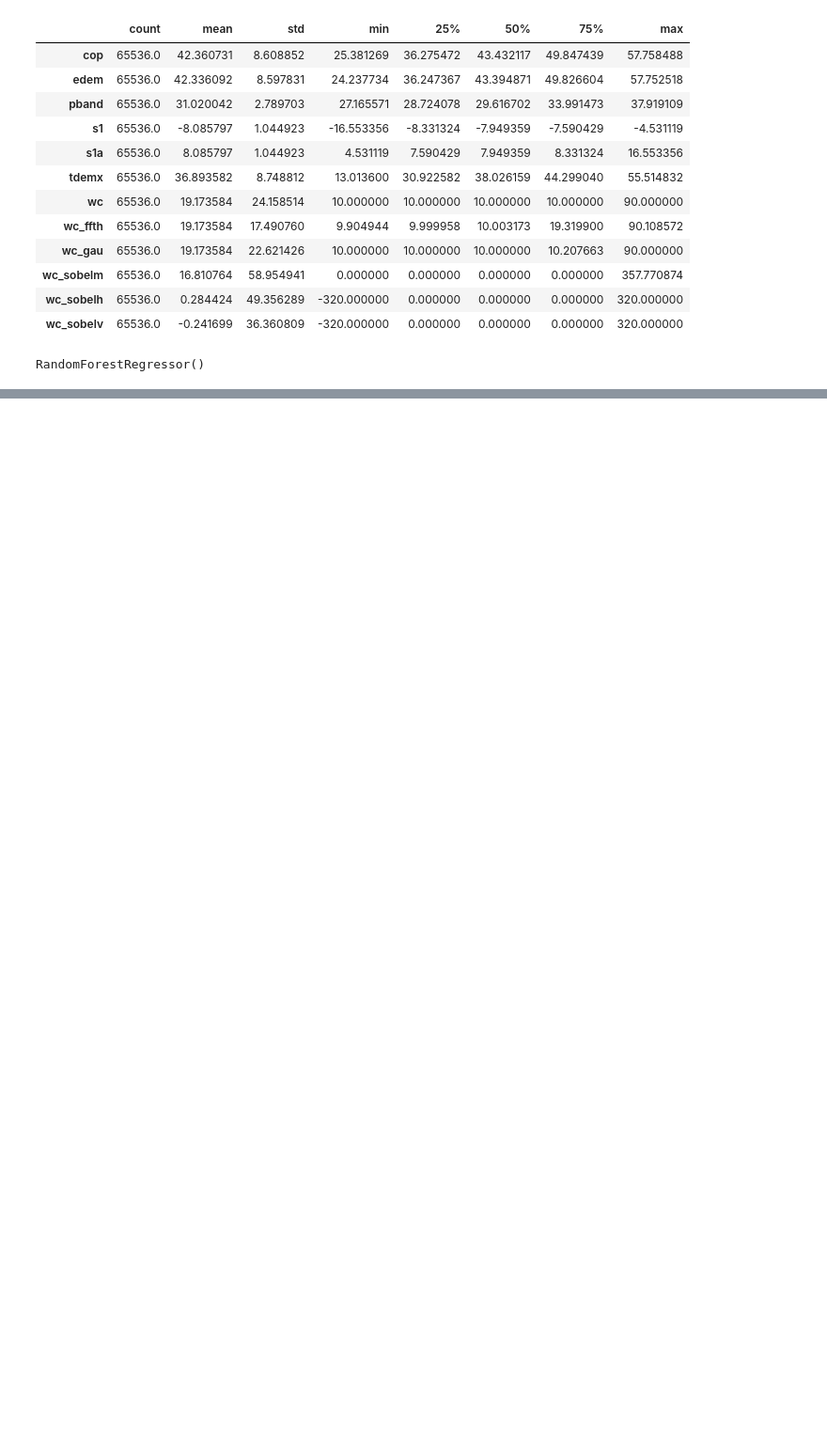
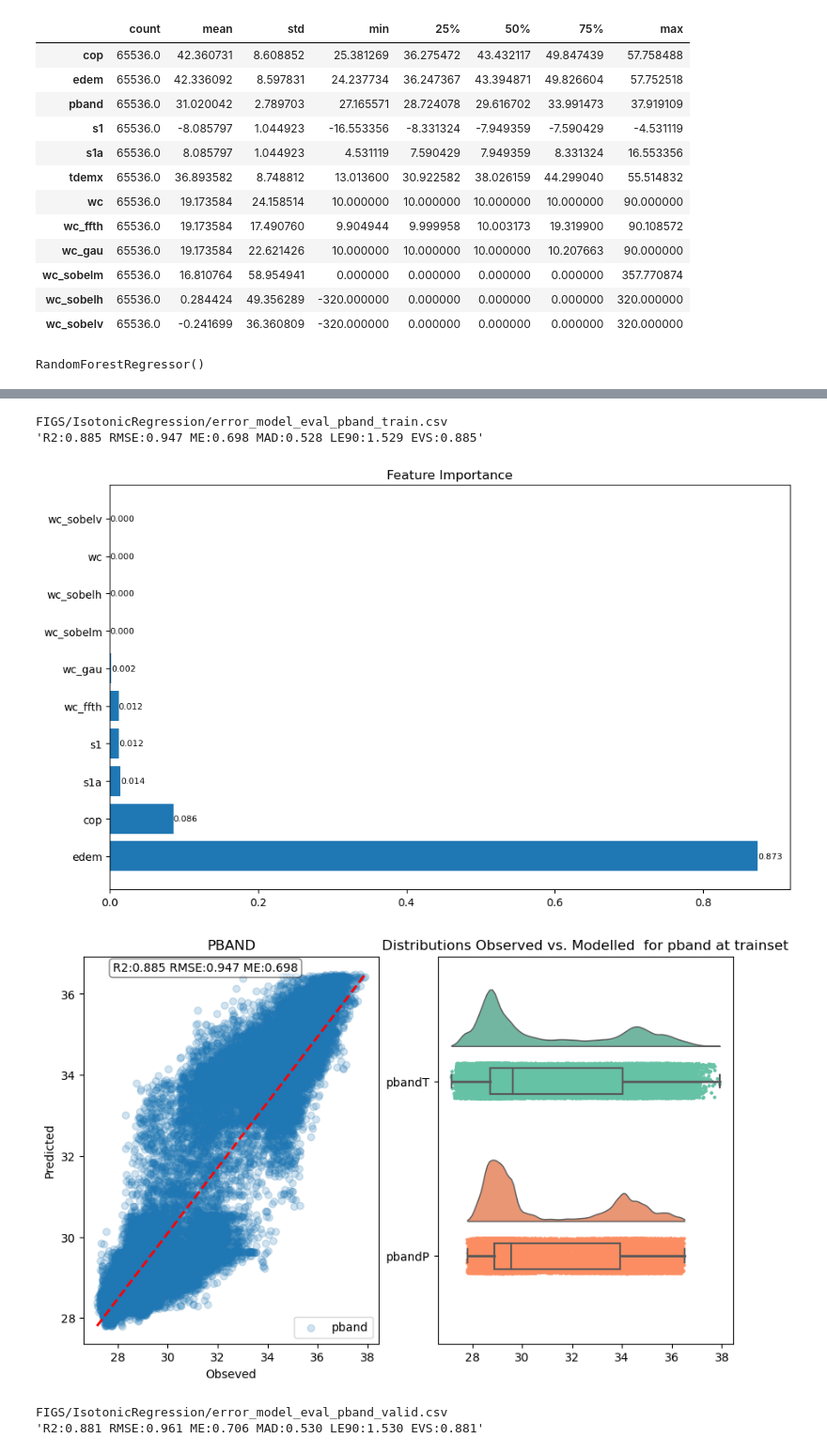
Before and after one commit to Jo316/morphoml, a Jupyter notebook: geonb/nbm_arf.ipynb, the cells around one changed output, grey strips where cells are left out. Shown at 94% size. Drawn from its saved outputs; the diff is of its cells as text; code cells hidden in the pictures; blank space fills up the shorter version.

Commit message:
added gradboosting sklearn

```diff
--- a/geonb/nbm_arf.ipynb
+++ b/geonb/nbm_arf.ipynb
@@ -166,0 +114,21 @@ for i  in range(len(evalsets_data)):
+# %%
+from sklearn.isotonic import IsotonicRegression
+ir = GradientBoostingRegressor()
+ir.fit(trainx, trainy)
+algo = 'IsotonicRegression' # join with modelname
+dir_figs = f'FIGS/{algo}'
+os.makedirs(dir_figs, exist_ok=True)
+plotname = "Distributions Observed vs. Modelled "
+fimp_png = os.path.join(dir_figs, f'FIMP_{algo}.png')
+dp_figsise = (10,6)
+evalsets_name = ['train', 'valid']#'test
+evalsets_data = [[trainx,trainy], [validx,validy]]
+uviz.check_model_viz(dir_figs, ir, fcols, dp_figsise, fimp_png,
+                    evalsets_data,evalsets_name,tcolx, plotname)
+# %% [output]
+FIGS/IsotonicRegression/error_model_eval_pband_train.csv
+'R2:0.885 RMSE:0.947 ME:0.698 MAD:0.528 LE90:1.529 EVS:0.885'
+[figure, added]
+[figure, added]
+FIGS/IsotonicRegression/error_model_eval_pband_valid.csv
+'R2:0.881 RMSE:0.961 ME:0.706 MAD:0.530 LE90:1.530 EVS:0.881'
```
Also changed, not shown: parts of 17 cells of this notebook.
